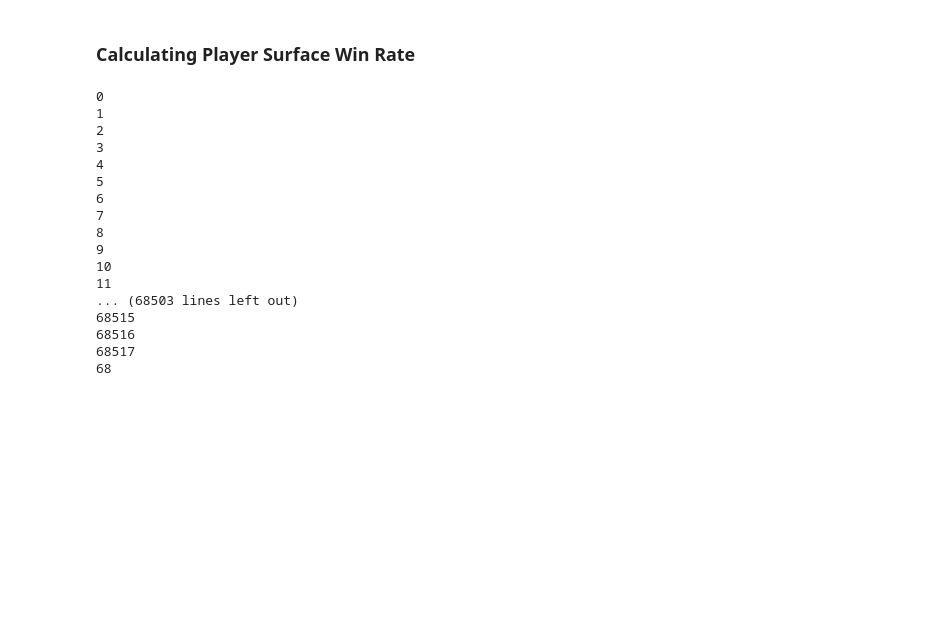
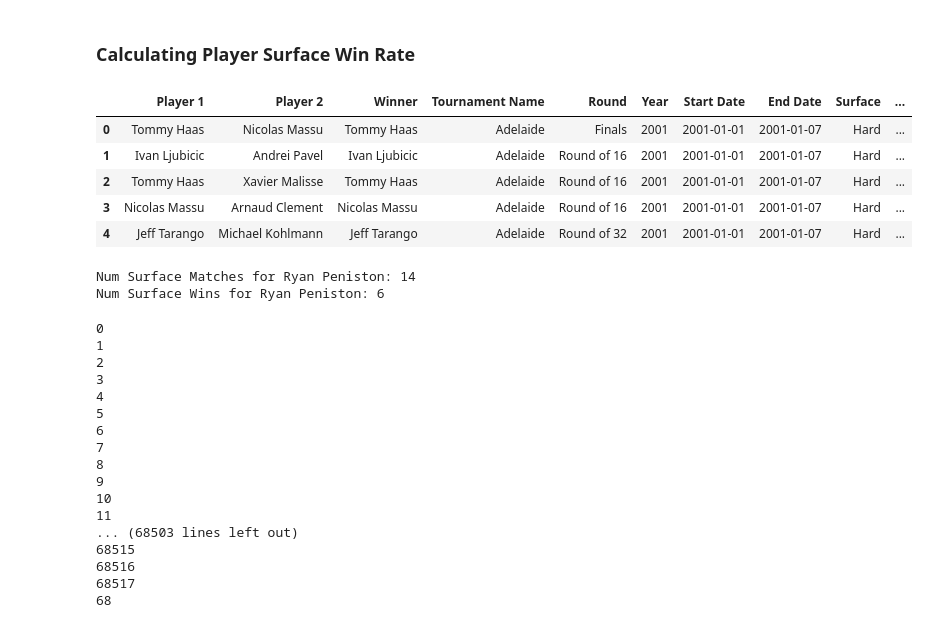
Before and after one commit to AmanPatel117/Tennis-Analytics-Project, a Jupyter notebook: Notebooks/feature_engineering.ipynb, the cells around one changed output. Cells and saved outputs as stored; diff of their text form; code cells hidden in the pictures; blank space fills up the shorter version.

Commit message:
Vectorized Surface Win Ratio calculation

```diff
--- a/Notebooks/feature_engineering.ipynb
+++ b/Notebooks/feature_engineering.ipynb
@@ -176,11 +175,0 @@ matches_df
-# %%
-for index, row in matches_df.iterrows():
-    p1, p2, date = row['Player 1'], row['Player 2'], row['Start Date']
-    subset1 = matches_df[((matches_df['Player 1'] == p1) | (matches_df['Player 2'] == p1)) & (matches_df['Start Date'] <= date)].head(10)
-    p1_wins = len(subset1[subset1['Winner'] == p1])
-    subset2 = matches_df[((matches_df['Player 1'] == p2) | (matches_df['Player 2'] == p2)) & (matches_df['Start Date'] <= date)].head(10)
-    p2_wins = len(subset2[subset2['Winner'] == p2])
-    matches_df.at[index, 'P1 Last 10 Matches'] = p1_wins
-    matches_df.at[index, 'P2 Last 10 Matches'] = p2_wins
-    print(index)
-matches_df
@@ -206,5 +176,69 @@ KeyboardInterrupt:
 # %% [markdown]
 ### Calculating Player Surface Win Rate
+# %%
+import pandas as pd
+import numpy as np
+
+# 0) Ensure datetime
+matches_df['Start Date'] = pd.to_datetime(matches_df['Start Date'])
+
+# 1) Build long once (two rows per match: one for each player)
+p1 = matches_df[['Player 1','Player 2','Winner','Surface','Start Date']].copy()
+p1.rename(columns={'Player 1':'player','Player 2':'opponent'}, inplace=True)
+
+p2 = matches_df[['Player 1','Player 2','Winner','Surface','Start Date']].copy()
+p2.rename(columns={'Player 2':'player','Player 1':'opponent'}, inplace=True)
+
+long = pd.concat([p1, p2], ignore_index=True)
+long['is_win'] = (long['Winner'] == long['player']).astype('int8')
+
+# 2) Collapse to per-(player, surface, date) tallies
+per_date = (
+    long.groupby(['player','Surface','Start Date'], as_index=False)
+        .agg(matches=('player','size'), wins=('is_win','sum'))
+        .sort_values(['player','Surface','Start Date'])
+)
+
+# 3) Strictly BEFORE the date (no same-day leakage): shifted cumsums
+per_date['prior_matches'] = (
+    per_date.groupby(['player','Surface'])['matches'].cumsum().shift(fill_value=0)
+)
+per_date['prior_wins'] = (
+    per_date.groupby(['player','Surface'])['wins'].cumsum().shift(fill_value=0)
+)
+
+# 4) Build fast lookup Series keyed by (player, surface, date)
+key_cols = ['player','Surface','Start Date']
+prior_matches_s = per_date.set_index(key_cols)['prior_matches']
+prior_wins_s    = per_date.set_index(key_cols)['prior_wins']
+
+# 5) Map onto Player 1 / Player 2 rows directly
+p1_keys = list(zip(matches_df['Player 1'], matches_df['Surface'], matches_df['Start Date']))
+p2_keys = list(zip(matches_df['Player 2'], matches_df['Surface'], matches_df['Start Date']))
+
+matches_df['P1 Surface Matches'] = pd.Series(p1_keys).map(prior_matches_s).fillna(0).astype(int)
+matches_df['P1 Surface Wins']    = pd.Series(p1_keys).map(prior_wins_s).fillna(0).astype(int)
+matches_df['P2 Surface Matches'] = pd.Series(p2_keys).map(prior_matches_s).fillna(0).astype(int)
+matches_df['P2 Surface Wins']    = pd.Series(p2_keys).map(prior_wins_s).fillna(0).astype(int)
+
+matches_df.head()
+# %% [output]
+|  | Player 1 | Player 2 | Winner | Tournament Name | Round | Year | Start Date | End Date | Surface | ... |
+| 0 | Tommy Haas | Nicolas Massu | Tommy Haas | Adelaide | Finals | 2001 | 2001-01-01 | 2001-01-07 | Hard | ... |
+| 1 | Ivan Ljubicic | Andrei Pavel | Ivan Ljubicic | Adelaide | Round of 16 | 2001 | 2001-01-01 | 2001-01-07 | Hard | ... |
+| 2 | Tommy Haas | Xavier Malisse | Tommy Haas | Adelaide | Round of 16 | 2001 | 2001-01-01 | 2001-01-07 | Hard | ... |
+| 3 | Nicolas Massu | Arnaud Clement | Nicolas Massu | Adelaide | Round of 16 | 2001 | 2001-01-01 | 2001-01-07 | Hard | ... |
+| 4 | Jeff Tarango | Michael Kohlmann | Jeff Tarango | Adelaide | Round of 32 | 2001 | 2001-01-01 | 2001-01-07 | Hard | ... |
+# %%
+player = 'Ryan Peniston'
+mc = matches_df[(matches_df['Player 1'] == player) | (matches_df['Player 2'] == player)]
+mc = mc[(mc['Start Date'] < datetime(2024, 12, 31)) & (mc['Surface'] == 'Hard')]
+print(f"Num Surface Matches for {player}: {len(mc)}")
+mc = mc[mc['Winner'] == player]
+print(f"Num Surface Wins for {player}: {len(mc)}")
+# %% [output]
+Num Surface Matches for Ryan Peniston: 14
+Num Surface Wins for Ryan Peniston: 6
 # %%
 for index, row in matches_df.iterrows():
     p1, p2, surface, date = row['Player 1'], row['Player 2'], row['Surface'], row['Date']
```
Also changed, not shown: parts of 2 cells of this notebook.
